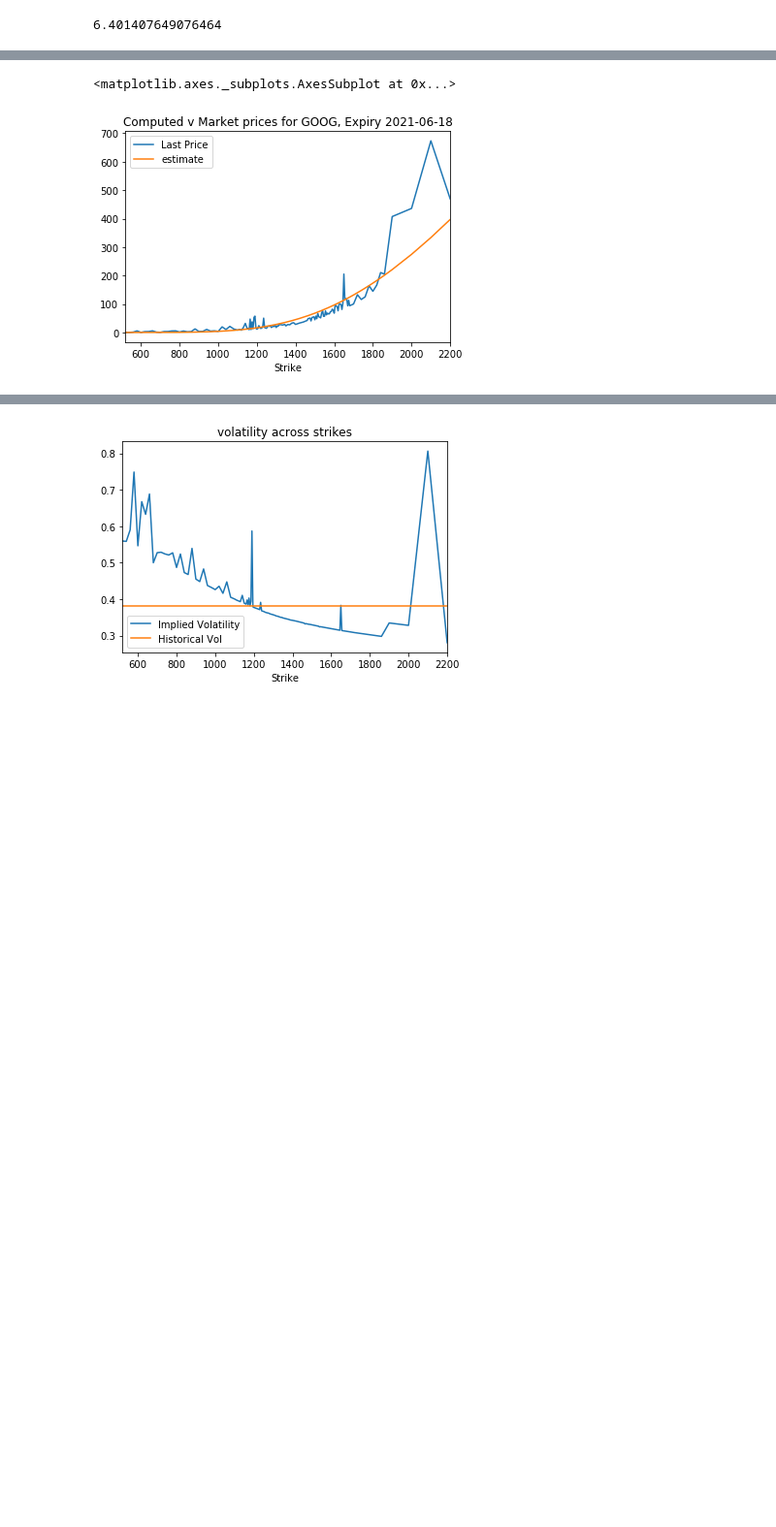
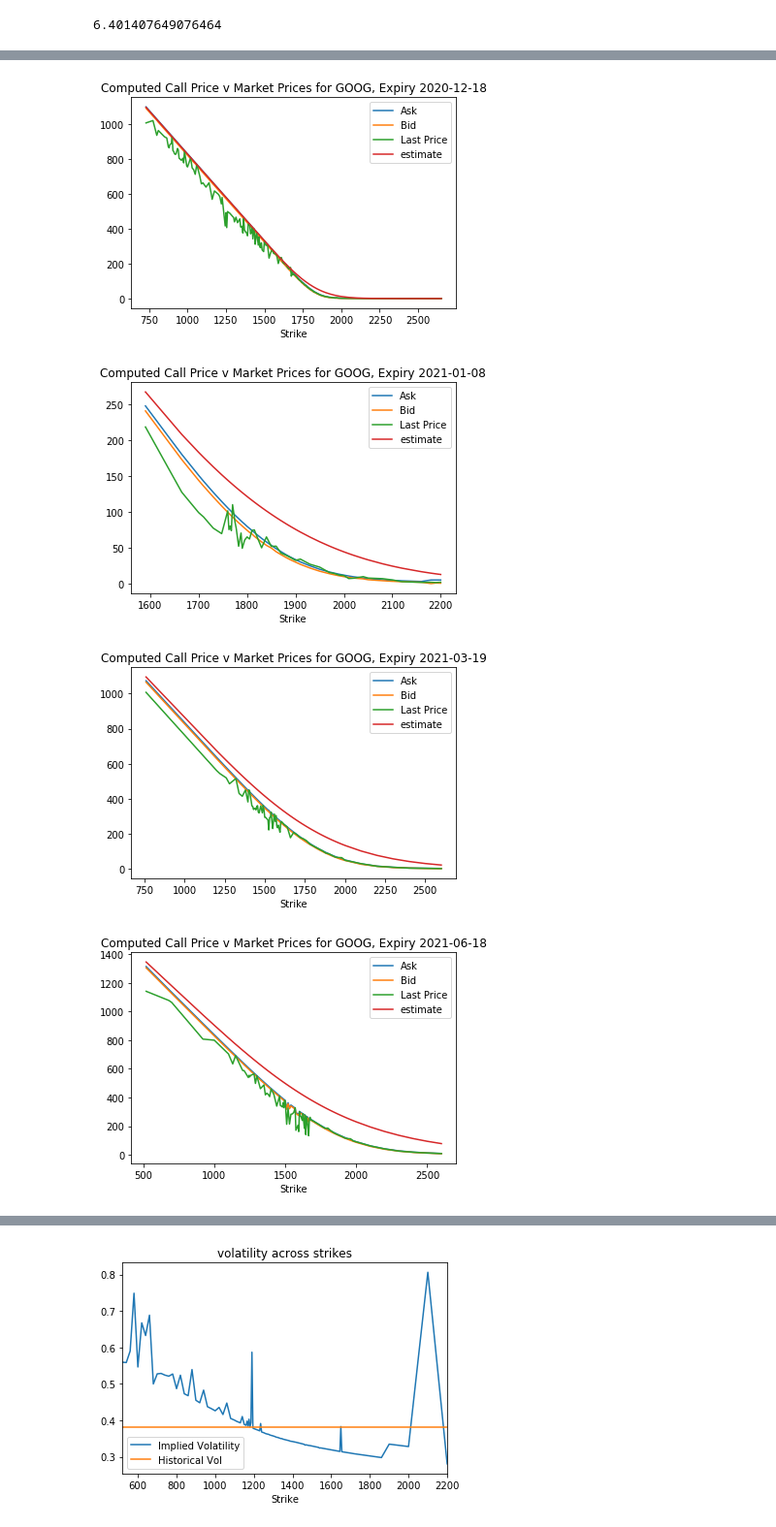
Before and after one commit to Maosef/options_pricing, a Jupyter notebook: option pricing active.ipynb, the cells around one changed output, grey strips where cells are left out. Shown at 97% size. Cells and saved outputs as stored; diff of their text form; code cells hidden in the pictures; blank space fills up the shorter version.

Commit message:
updated code
This was run over all strike prices. the error is rlly bad

```diff
--- a/option pricing active.ipynb
+++ b/option pricing active.ipynb
@@ -15,21 +15,28 @@ from datetime import datetime, timezone, timedelta
 
 ticker = 'GOOG'
 risk_free_rate = 0.08
-option_type = 'put'
+#option_type = 'put'
 
-# 2 weeks, 1m, 3m, 6m
-# expiration_datetime = datetime(2020, 12, 4, 0, 0, tzinfo=timezone.utc)
+# 2 weeks, 1m, 3m, 6m, 1yr
+expiration_datetime = []
+expiration_datetime.append(datetime(2020, 12, 18, 0, 0, tzinfo=timezone.utc))
+expiration_datetime.append(datetime(2021, 1, 8, 0, 0, tzinfo=timezone.utc))
+expiration_datetime.append(datetime(2021, 3, 19, 0, 0, tzinfo=timezone.utc))
+expiration_datetime.append(datetime(2021, 6, 18, 0, 0, tzinfo=timezone.utc))
+expiration_datetime.append(datetime(2021, 10, 15, 0, 0, tzinfo=timezone.utc))
+
 # expiration_datetime = datetime(2020, 12, 11, 0, 0, tzinfo=timezone.utc)
 # expiration_datetime = datetime(2020, 12, 24, 0, 0, tzinfo=timezone.utc)
 # expiration_datetime = datetime(2021, 2, 19, 0, 0, tzinfo=timezone.utc)
-expiration_datetime = datetime(2021, 6, 18, 0, 0, tzinfo=timezone.utc)
+# expiration_datetime = datetime(2021, 6, 18, 0, 0, tzinfo=timezone.utc)
 # %%
 # get a UTC timestamp from a date. This is used to scrape data from Yahoo Finance.
 
-expiration_timestamp = int(expiration_datetime.timestamp())
+expiration_timestamp = []
+for x in expiration_datetime:
+    expiration_timestamp.append(int(x.timestamp()))
 
 print(expiration_timestamp)
-print(datetime.fromtimestamp(expiration_timestamp)) # this is in UTC, add 5 hours to this to get EST
-
-# feb 19 2021
+for x in expiration_timestamp:
+    print(datetime.fromtimestamp(x)) # this is in UTC, add 5 hours to this to get EST
 # %% [output]
@@ -104,5 +143,7 @@ cur_rfr.plot(title="Treasury Curve for {}".format(rfr_date))
 # %%
-# BSM model
+# 3
+# BSM model algorithm using SciPy for the normal distribution
+# Explicit formula for solving European Option Prices
 
 # S is the spot price
 # K is the strike price
@@ -110,7 +151,7 @@ cur_rfr.plot(title="Treasury Curve for {}".format(rfr_date))
 # r is the risk free rate
 # sigma is the annual volatility of the returns of the stock
 
-def black_scholes(S, K, T, r, sigma, option_type='call'):
+def black_scholes(S, K, T, r, sigma, option_type):
 
     d1 = (np.log(S/K) + (r + sigma**2/2)*T)/(sigma * sqrt(T))
     d2 = d1 - sigma * np.sqrt(T)
@@ -190,7 +280,10 @@ df_estimate
 # %%
-# plot option prices across strikes
+# plot call prices across strikes
 
-df_estimate.plot(x='Strike',y=['Last Price','estimate'], title='Computed v Market prices for {}, Expiry {}'.format(ticker, expiration_datetime.date()))
+for i in range(0,5):
+    calls_estimate_df[i].plot(x='Strike',y=['Ask','Bid','Last Price','estimate'], title='Computed Call Price v Market Prices for {}, Expiry {}'.format(ticker, expiration_datetime[i].date()))
 # %% [output]
-<matplotlib.axes._subplots.AxesSubplot at 0x...>
-[figure, old version]
+[figure, new version]
+[figure, added]
+[figure, added]
+[figure, added]
```
Also changed, not shown: parts of 21 cells of this notebook, 1 other file.
